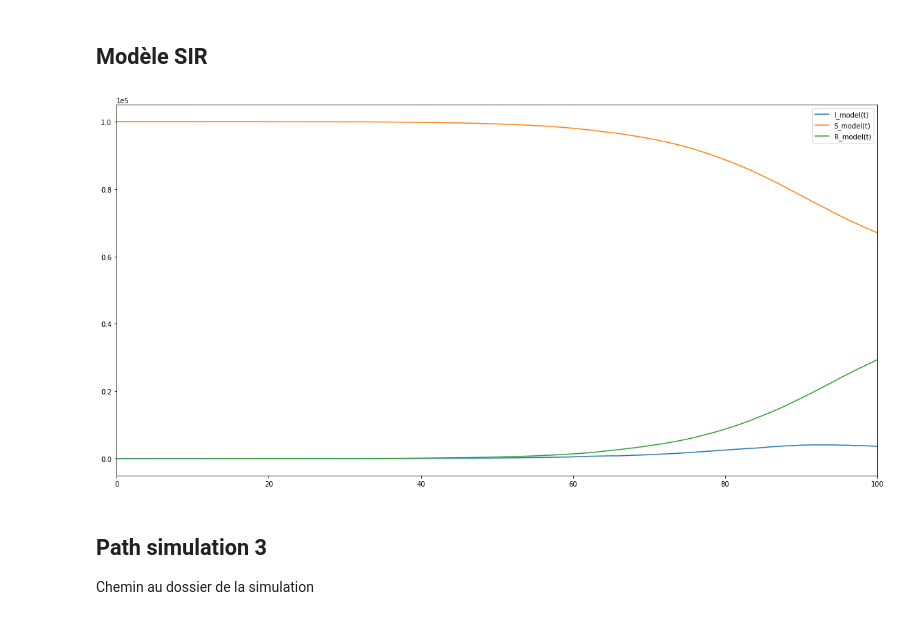
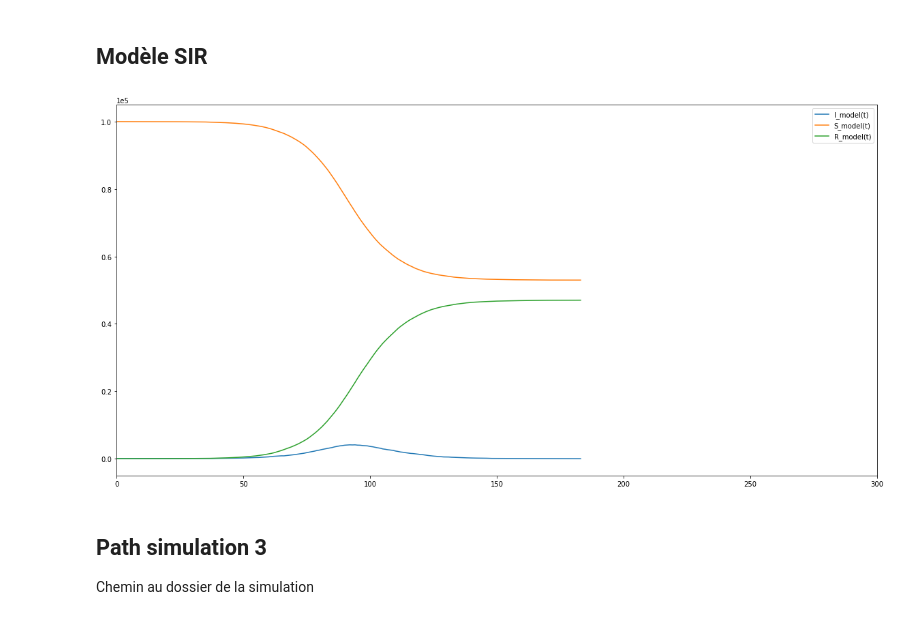
Before and after one commit to maximepasquier/Diversity, a Jupyter notebook: Python/SIR.ipynb, the cells around one changed output. Saved outputs shown, nothing was run; the diff lists cells and outputs as text; code cells hidden in the pictures.

```diff
--- a/Python/SIR.ipynb
+++ b/Python/SIR.ipynb
@@ -642,35 +642,35 @@ print(temps_data)
 contamine = pd.read_csv(path2 + "/data_csv/m_nombre_contamine.csv", dtype=int)
 recovered = pd.read_csv(path2 + "/data_csv/m_SIR_recovered_file.csv", dtype=int)
 
 nombre_individus_S = N
 nombre_individus_data_S = nombre_individus_S - contamine
 nombre_individus_data_S = nombre_individus_data_S['Nombre de contaminés'].subtract(recovered['Recovered'])
 
 infection(S, I, R, N, iterations)
 figure = plt.figure(figsize=(20, 10))
 
 I_model, = plt.plot(contamine, label='I_model(t)')
 S_model, = plt.plot(nombre_individus_data_S, label='S_model(t)')
 R_model, = plt.plot(recovered, label='R_model(t)')
 
 
 plt.legend(handles=[I_model, S_model, R_model])
 
 plt.ticklabel_format(style='sci', axis='y', scilimits=(0,0)) # use scientific notation
 
-plt.xlim([0, 100])
+plt.xlim([0, 300])
 plt.show()
 
 # MSE I
 #print("MSE I : ", np.square(np.subtract(contamine['Nombre de contaminés'].values.tolist(),I_comp)).mean())
 
 # MSE S
 #print("MSE S : ", np.square(np.subtract(nombre_individus_data_S.values.tolist(),S_comp)).mean())
 
 # MSE R
 #print("MSE R : ", np.square(np.subtract(recovered['Recovered'].values.tolist(),R_comp)).mean())
 # %% [output]
-[figure, old version]
+[figure, new version]
 # %% [markdown]
 ## Path simulation 3
 Chemin au dossier de la simulation
```
Also changed, not shown: parts of 38 cells of this notebook, 7 other files.
